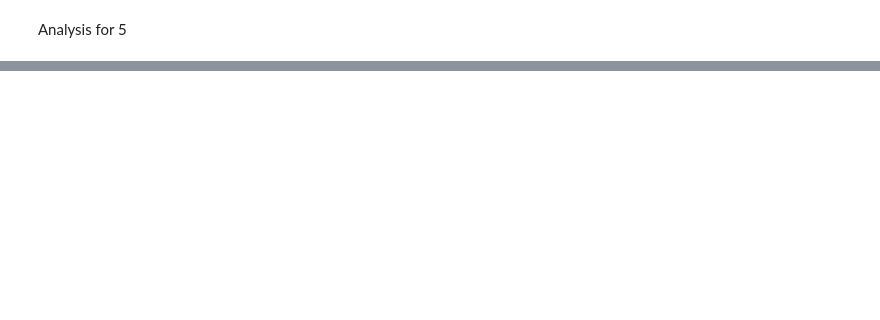
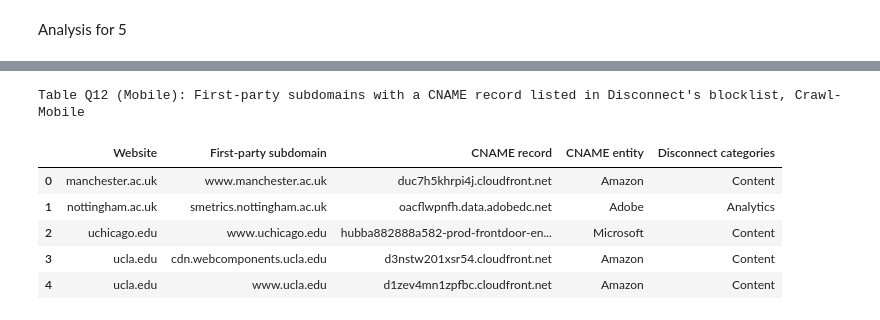
Before and after one commit to erikaw1644/OnlineTrackingAssignment2, a Jupyter notebook: analysis/crawler_analysis.ipynb, the cells around one changed output, grey strips where cells are left out. Cells and saved outputs as stored; diff of their text form; code cells hidden in the pictures; blank space fills up the shorter version.

```diff
--- a/analysis/crawler_analysis.ipynb
+++ b/analysis/crawler_analysis.ipynb
@@ -233,0 +409,11 @@ plt.show()
+# %%
+print("Table Q12 (Mobile): First-party subdomains with a CNAME record listed in Disconnect's blocklist, Crawl-Mobile")
+get_cname_tracking_rows("mobile")
+# %% [output]
+Table Q12 (Mobile): First-party subdomains with a CNAME record listed in Disconnect's blocklist, Crawl-Mobile
+|  | Website | First-party subdomain | CNAME record | CNAME entity | Disconnect categories |
+| 0 | manchester.ac.uk | www.manchester.ac.uk | duc7h5khrpi4j.cloudfront.net | Amazon | Content |
+| 1 | nottingham.ac.uk | smetrics.nottingham.ac.uk | oacflwpnfh.data.adobedc.net | Adobe | Analytics |
+| 2 | uchicago.edu | www.uchicago.edu | hubba882888a582-prod-frontdoor-en... | Microsoft | Content |
+| 3 | ucla.edu | cdn.webcomponents.ucla.edu | d3nstw201xsr54.cloudfront.net | Amazon | Content |
+| 4 | ucla.edu | www.ucla.edu | d1zev4mn1zpfbc.cloudfront.net | Amazon | Content |
```
Also changed, not shown: parts of 23 cells of this notebook, 2 other files.
